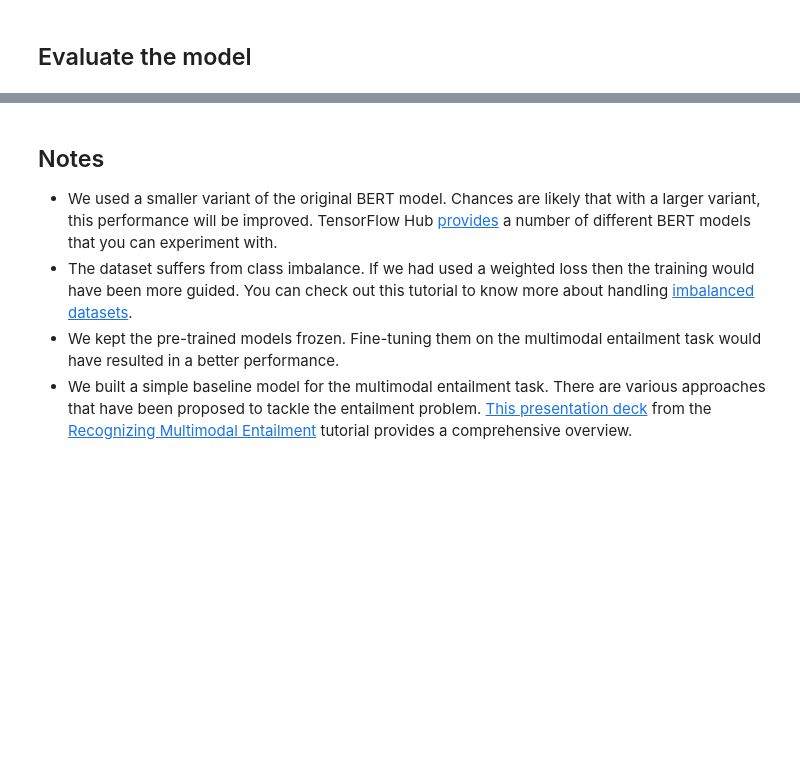
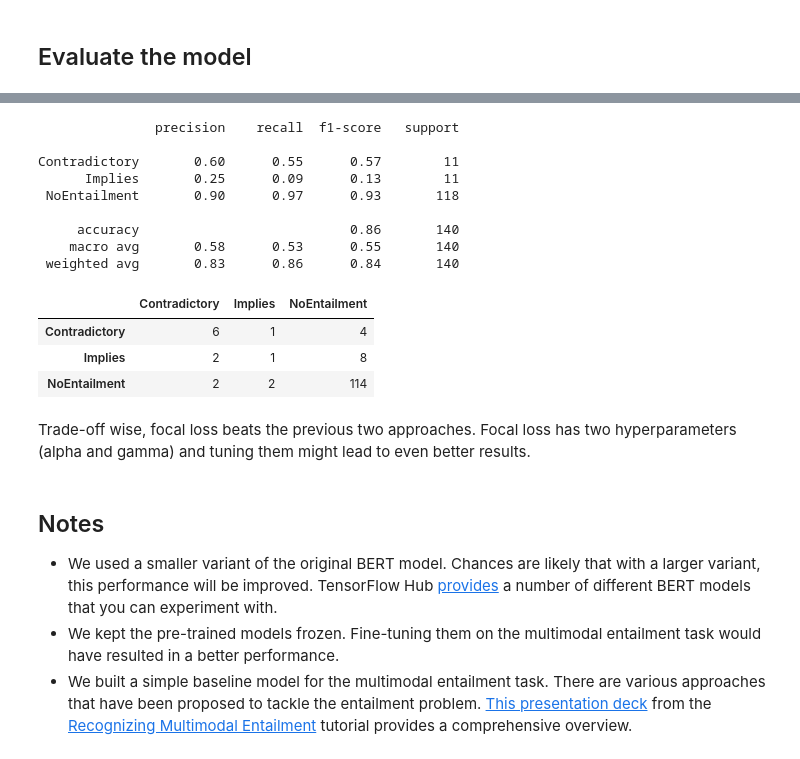
Before and after one commit to sayakpaul/Multimodal-Entailment-Baseline, a Jupyter notebook: multimodal_entailment.ipynb, the cells around one changed output, grey strips where cells are left out. Drawn from its saved outputs; the diff is of its cells as text; code cells hidden in the pictures; blank space fills up the shorter version.

```diff
--- a/multimodal_entailment.ipynb
+++ b/multimodal_entailment.ipynb
@@ -504,0 +624,10 @@ Accuracy on the test set: 86.67%.
+# %%
+multimodal_model_focal = create_multimodal_model()
+multimodal_model_focal.compile(
+    optimizer="adam", loss=SparseCategoricalFocalLoss(gamma=2), metrics="accuracy"
+)
+history = multimodal_model_focal.fit(
+    train_ds,
+    validation_data=validation_ds,
+    epochs=10
+)
@@ -505,7 +661,24 @@ Accuracy on the test set: 86.67%.
+# %%
+detailed_test_eval(multimodal_model_focal)
+# %% [output]
+               precision    recall  f1-score   support
+
+Contradictory       0.60      0.55      0.57        11
+      Implies       0.25      0.09      0.13        11
+ NoEntailment       0.90      0.97      0.93       118
+
+     accuracy                           0.86       140
+    macro avg       0.58      0.53      0.55       140
+ weighted avg       0.83      0.86      0.84       140
+|  | Contradictory | Implies | NoEntailment |
+| Contradictory | 6 | 1 | 4 |
+| Implies | 2 | 1 | 8 |
+| NoEntailment | 2 | 2 | 114 |
+# %% [markdown]
+Trade-off wise, focal loss beats the previous two approaches. Focal loss has two hyperparameters (alpha and gamma) and tuning them might lead to even better results.
 # %% [markdown]
 ## Notes
 
 * We used a smaller variant of the original BERT model. Chances are likely that with a larger variant, this performance will be improved. TensorFlow Hub [provides](https://www.tensorflow.org/text/tutorials/bert_glue#loading_models_from_tensorflow_hub) a number of different BERT models that you can experiment with.
-* The dataset suffers from class imbalance. If we had used a weighted loss then the training would have been more guided. You can check out this tutorial to know more about handling [imbalanced datasets](https://www.tensorflow.org/tutorials/structured_data/imbalanced_data).
 * We kept the pre-trained models frozen. Fine-tuning them on the multimodal entailment task would have resulted in a better performance.
 * We built a simple baseline model for the multimodal entailment task. There are various approaches that have been proposed to tackle the entailment problem. [This presentation deck](https://docs.google.com/presentation/d/1mAB31BCmqzfedreNZYn4hsKPFmgHA9Kxz219DzyRY3c/edit?usp=sharing) from the [Recognizing Multimodal Entailment](https://multimodal-entailment.github.io/) tutorial provides a comprehensive overview.
```
Also changed, not shown: parts of 32 cells of this notebook.
